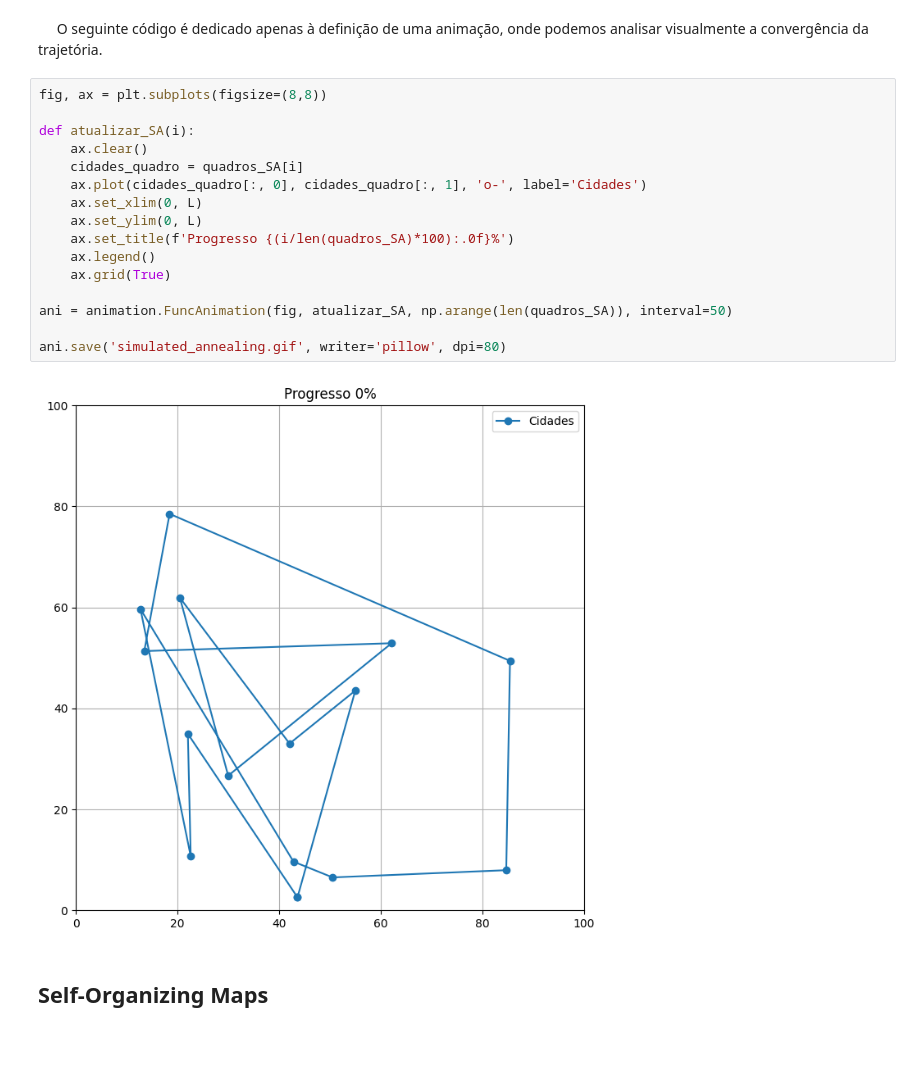
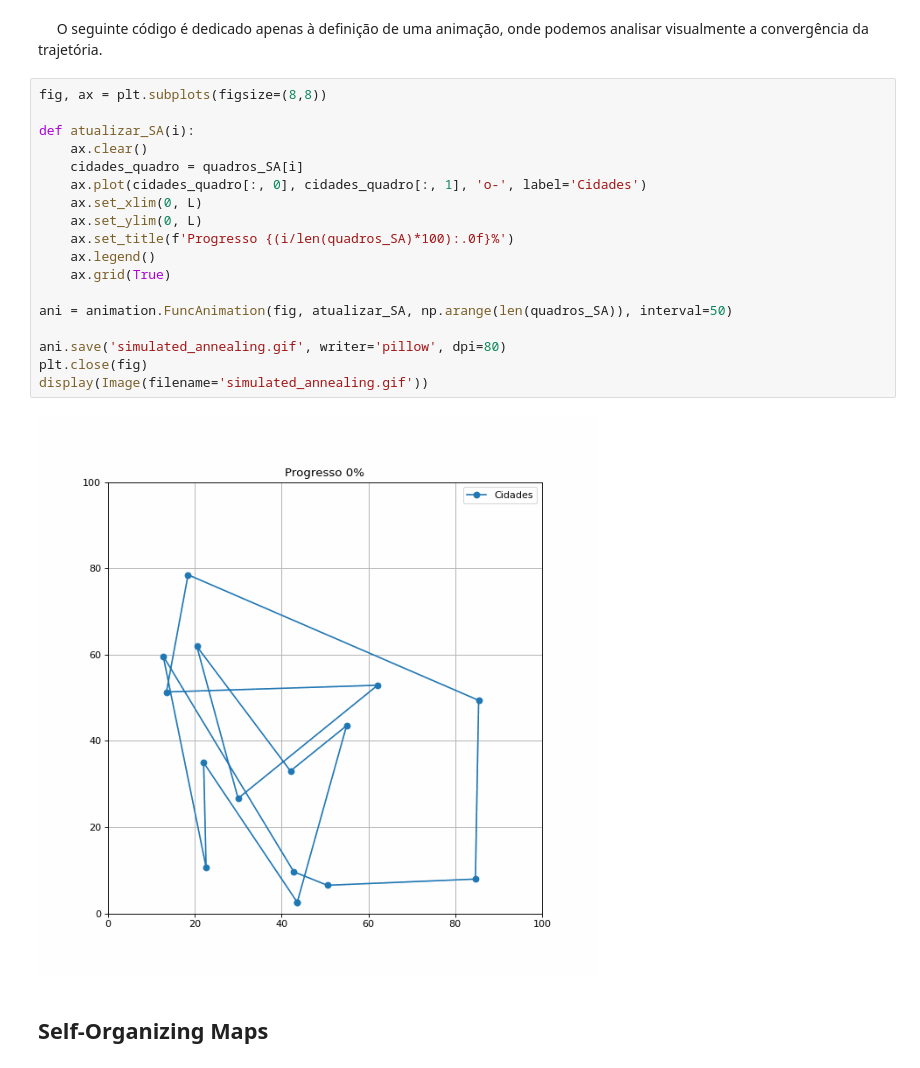
Before and after one commit to Wally-sson/pys, a Jupyter notebook: proximo petpy.ipynb, the cells around one changed output. Saved outputs shown, nothing was run; the diff lists cells and outputs as text.

```diff
--- a/proximo petpy.ipynb
+++ b/proximo petpy.ipynb
@@ -185,21 +186,23 @@ $\quad$ O seguinte código é dedicado apenas à definição de uma animação,
 # %%
 fig, ax = plt.subplots(figsize=(8,8))
 
 def atualizar_SA(i):
     ax.clear()
     cidades_quadro = quadros_SA[i]
     ax.plot(cidades_quadro[:, 0], cidades_quadro[:, 1], 'o-', label='Cidades')
     ax.set_xlim(0, L)
     ax.set_ylim(0, L)
     ax.set_title(f'Progresso {(i/len(quadros_SA)*100):.0f}%')
     ax.legend()
     ax.grid(True)
 
 ani = animation.FuncAnimation(fig, atualizar_SA, np.arange(len(quadros_SA)), interval=50)
 
 ani.save('simulated_annealing.gif', writer='pillow', dpi=80)
+plt.close(fig)
+display(Image(filename='simulated_annealing.gif'))
 # %% [output]
-[figure, old version]
+[figure, new version]
 # %% [markdown]
 ## Self-Organizing Maps
 # %%
```
Also changed, not shown: parts of 2 cells of this notebook, 1 other file.
